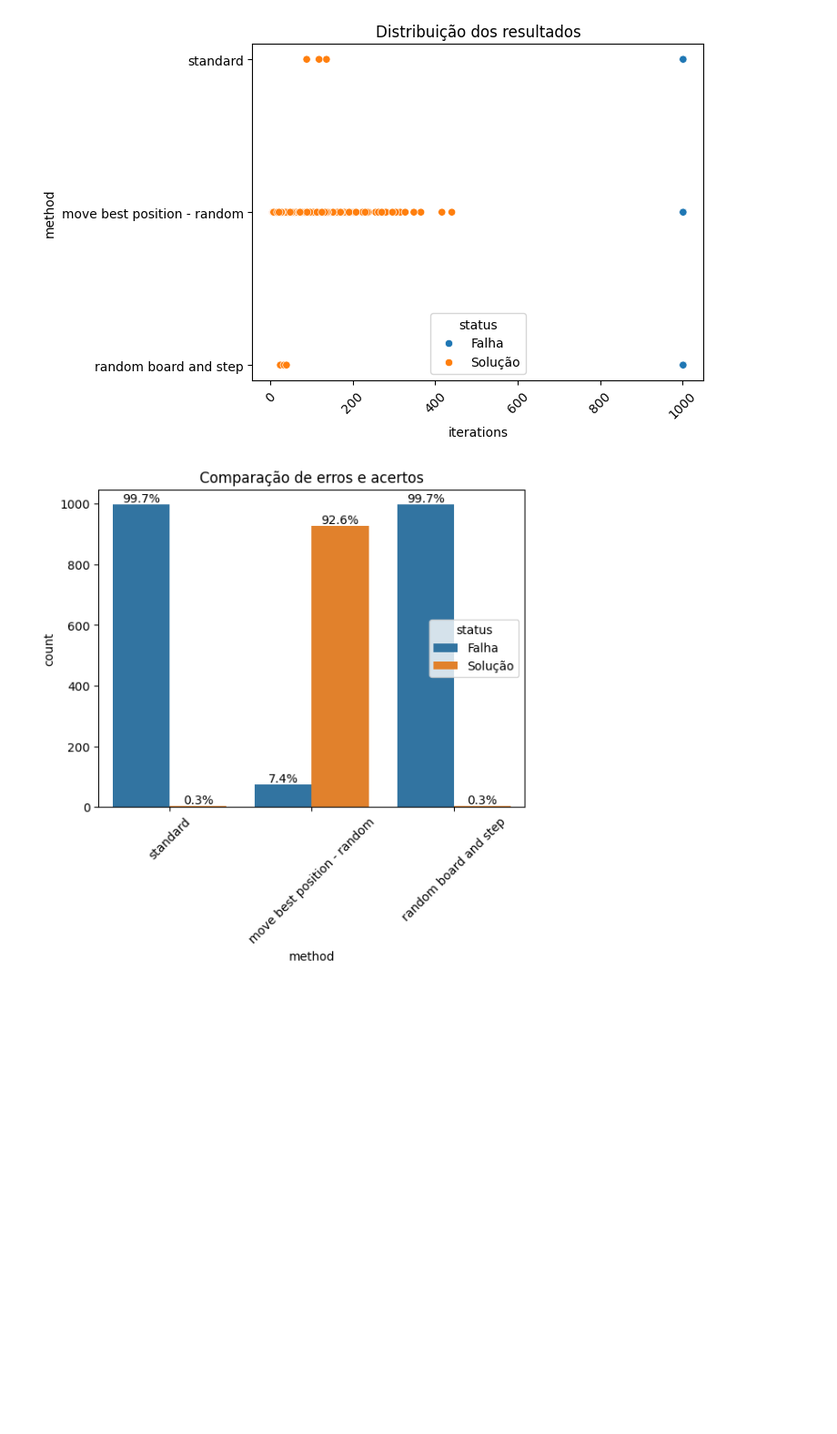
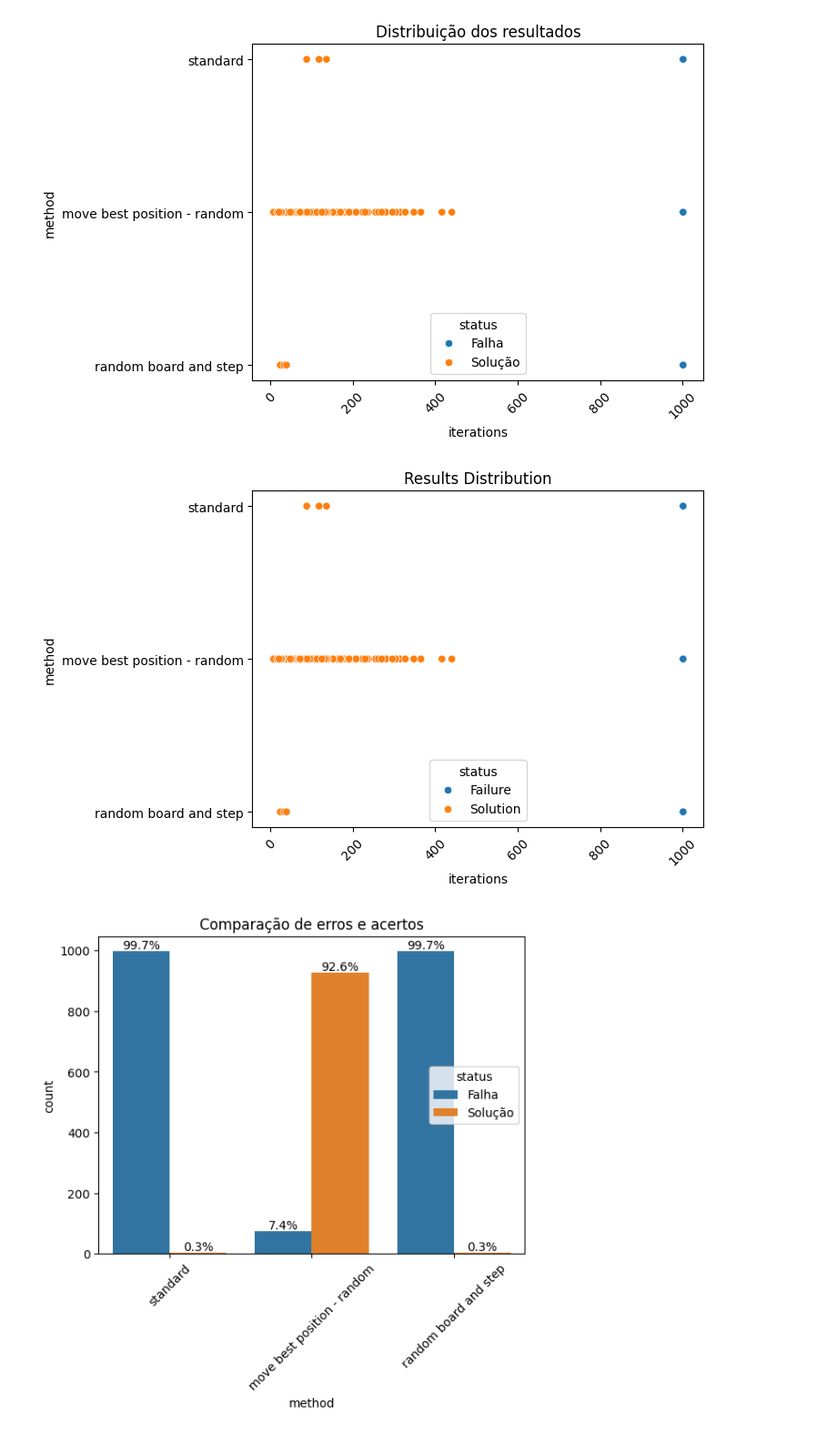
Before and after one commit to Dpbm/n-rainhas, a Jupyter notebook: Nrainhas.ipynb, the cells around one changed output. Shown at 91% size. Saved outputs shown, nothing was run; the diff lists cells and outputs as text; code cells hidden in the pictures; blank space fills up the shorter version.

Commit message:
english version

```diff
--- a/Nrainhas.ipynb
+++ b/Nrainhas.ipynb
@@ -194,3 +196,5 @@ results.to_csv(BENCHMARKS_FILE, index=False)
+# %%
+results = pd.read_csv(BENCHMARKS_FILE)
 # %%
 clean_df = results.drop_duplicates()
 
@@ -219,6 +223,20 @@ plt.savefig("./assets/distribuicao-resultados.png", bbox_inches="tight")
 plt.show()
 # %% [output]
 [figure]
+# %%
+# en version df
+results_en = results.copy()
+results_en.loc[results_en["status"] == "Falha", "status"] = "Failure"
+results_en.loc[results_en["status"] == "Solução", "status"] = "Solution"
+# %%
+# en version
+sns.scatterplot(data=results_en, y="method", x="iterations", hue="status")
+plt.title("Results Distribution")
+plt.xticks(rotation=45)
+plt.savefig("./assets/results-distribution.png", bbox_inches="tight")
+plt.show()
+# %% [output]
+[figure, added]
 # %%
 plot = sns.countplot(data=results, x="method", hue="status")
 for c in plot.containers:
```
Also changed, not shown: parts of 2 cells of this notebook, 6 other files.
